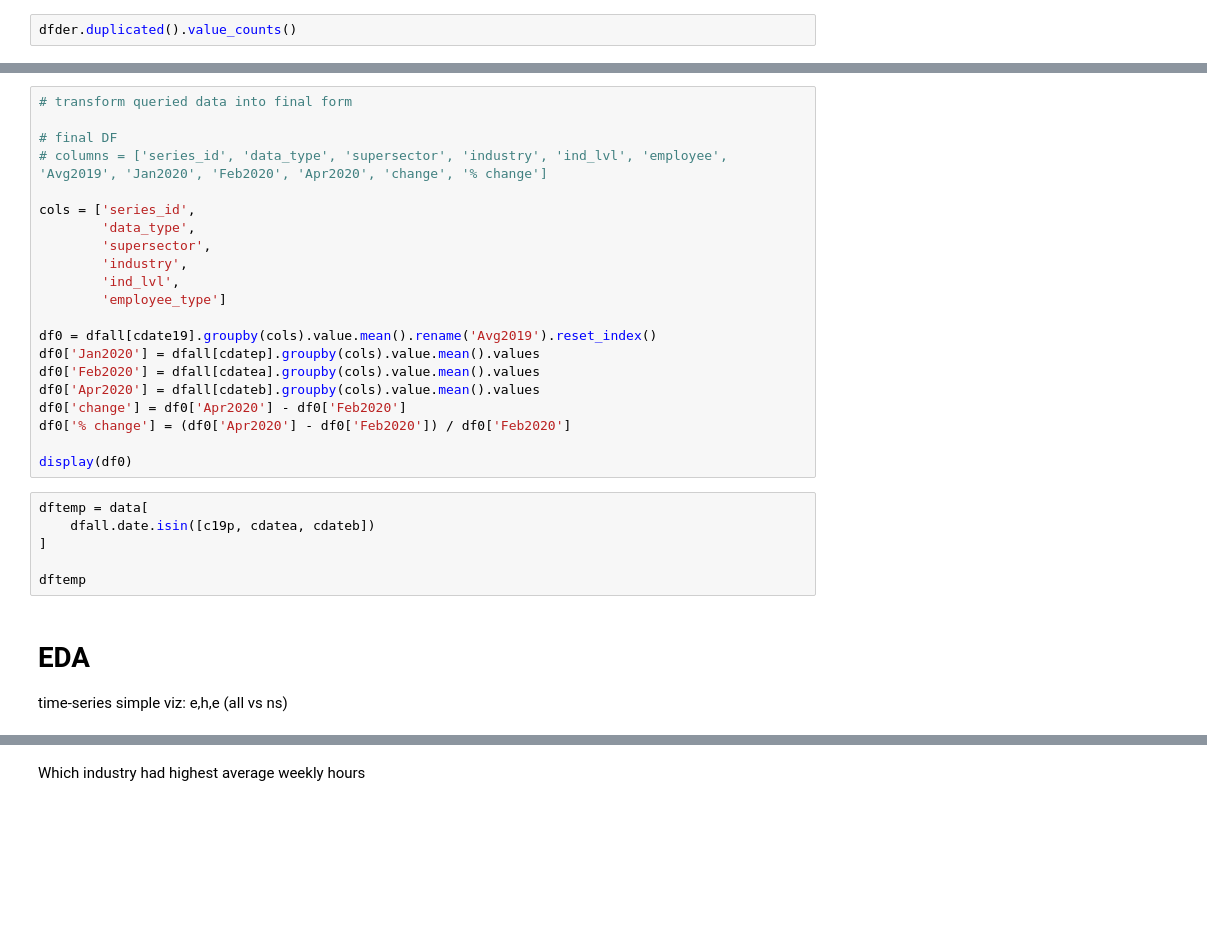
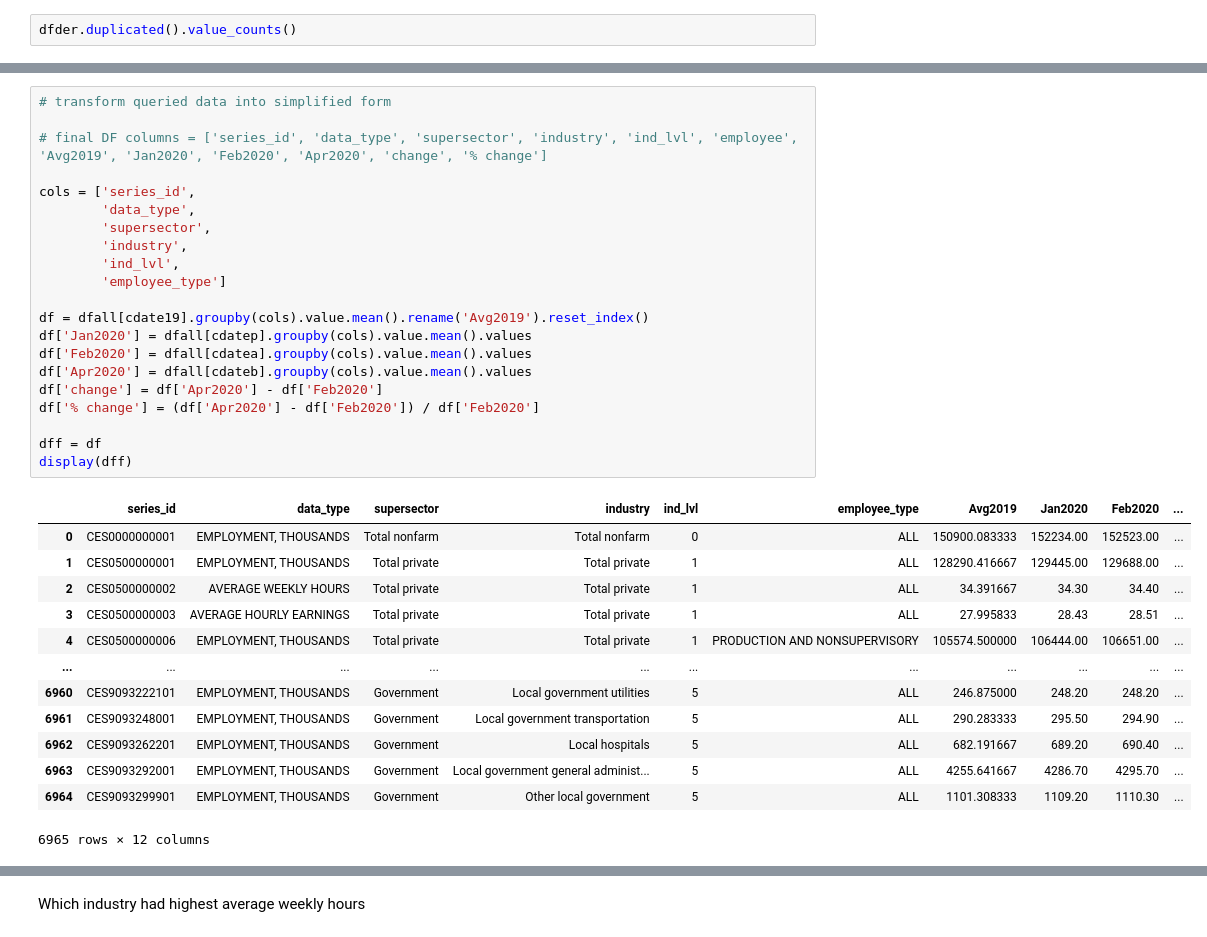
Before and after one commit to heisxiang/impact-recovery, a Jupyter notebook: c19IR.ipynb, the cells around one changed output, grey strips where cells are left out. Saved outputs shown, nothing was run; the diff lists cells and outputs as text; blank space fills up the shorter version.

```diff
--- a/c19IR.ipynb
+++ b/c19IR.ipynb
@@ -574,31 +564,35 @@ list(dfall.columns[2:])
 # %%
-# transform queried data into final form
+# transform queried data into simplified form
 
-# final DF
-# columns = ['series_id', 'data_type', 'supersector', 'industry', 'ind_lvl', 'employee', 'Avg2019', 'Jan2020', 'Feb2020', 'Apr2020', 'change', '% change']
+# final DF columns = ['series_id', 'data_type', 'supersector', 'industry', 'ind_lvl', 'employee', 'Avg2019', 'Jan2020', 'Feb2020', 'Apr2020', 'change', '% change']
 
 cols = ['series_id',
         'data_type',
         'supersector',
         'industry',
         'ind_lvl',
         'employee_type']
 
-df0 = dfall[cdate19].groupby(cols).value.mean().rename('Avg2019').reset_index()
-df0['Jan2020'] = dfall[cdatep].groupby(cols).value.mean().values
-df0['Feb2020'] = dfall[cdatea].groupby(cols).value.mean().values
-df0['Apr2020'] = dfall[cdateb].groupby(cols).value.mean().values
-df0['change'] = df0['Apr2020'] - df0['Feb2020']
-df0['% change'] = (df0['Apr2020'] - df0['Feb2020']) / df0['Feb2020']
+df = dfall[cdate19].groupby(cols).value.mean().rename('Avg2019').reset_index()
+df['Jan2020'] = dfall[cdatep].groupby(cols).value.mean().values
+df['Feb2020'] = dfall[cdatea].groupby(cols).value.mean().values
+df['Apr2020'] = dfall[cdateb].groupby(cols).value.mean().values
+df['change'] = df['Apr2020'] - df['Feb2020']
+df['% change'] = (df['Apr2020'] - df['Feb2020']) / df['Feb2020']
 
-display(df0)
+dff = df
+display(dff)
+# %% [output]
+|  | series_id | data_type | supersector | industry | ind_lvl | employee_type | Avg2019 | Jan2020 | Feb2020 | ... |
+| 0 | CES0000000001 | EMPLOYMENT, THOUSANDS | Total nonfarm | Total nonfarm | 0 | ALL | 150900.083333 | 152234.00 | 152523.00 | ... |
+| 1 | CES0500000001 | EMPLOYMENT, THOUSANDS | Total private | Total private | 1 | ALL | 128290.416667 | 129445.00 | 129688.00 | ... |
+| 2 | CES0500000002 | AVERAGE WEEKLY HOURS | Total private | Total private | 1 | ALL | 34.391667 | 34.30 | 34.40 | ... |
+| 3 | CES0500000003 | AVERAGE HOURLY EARNINGS | Total private | Total private | 1 | ALL | 27.995833 | 28.43 | 28.51 | ... |
+| 4 | CES0500000006 | EMPLOYMENT, THOUSANDS | Total private | Total private | 1 | PRODUCTION AND NONSUPERVISORY | 105574.500000 | 106444.00 | 106651.00 | ... |
+| ... | ... | ... | ... | ... | ... | ... | ... | ... | ... | ... |
+| 6960 | CES9093222101 | EMPLOYMENT, THOUSANDS | Government | Local government utilities | 5 | ALL | 246.875000 | 248.20 | 248.20 | ... |
+| 6961 | CES9093248001 | EMPLOYMENT, THOUSANDS | Government | Local government transportation | 5 | ALL | 290.283333 | 295.50 | 294.90 | ... |
+| 6962 | CES9093262201 | EMPLOYMENT, THOUSANDS | Government | Local hospitals | 5 | ALL | 682.191667 | 689.20 | 690.40 | ... |
+| 6963 | CES9093292001 | EMPLOYMENT, THOUSANDS | Government | Local government general administ... | 5 | ALL | 4255.641667 | 4286.70 | 4295.70 | ... |
+| 6964 | CES9093299901 | EMPLOYMENT, THOUSANDS | Government | Other local government | 5 | ALL | 1101.308333 | 1109.20 | 1110.30 | ... |
+6965 rows × 12 columns
-# %%
-dftemp = data[
-    dfall.date.isin([c19p, cdatea, cdateb])
-]
-
-dftemp
-# %% [markdown]
-# EDA
-
-time-series simple viz: e,h,e (all vs ns)
```
Also changed, not shown: parts of 69 cells of this notebook.
